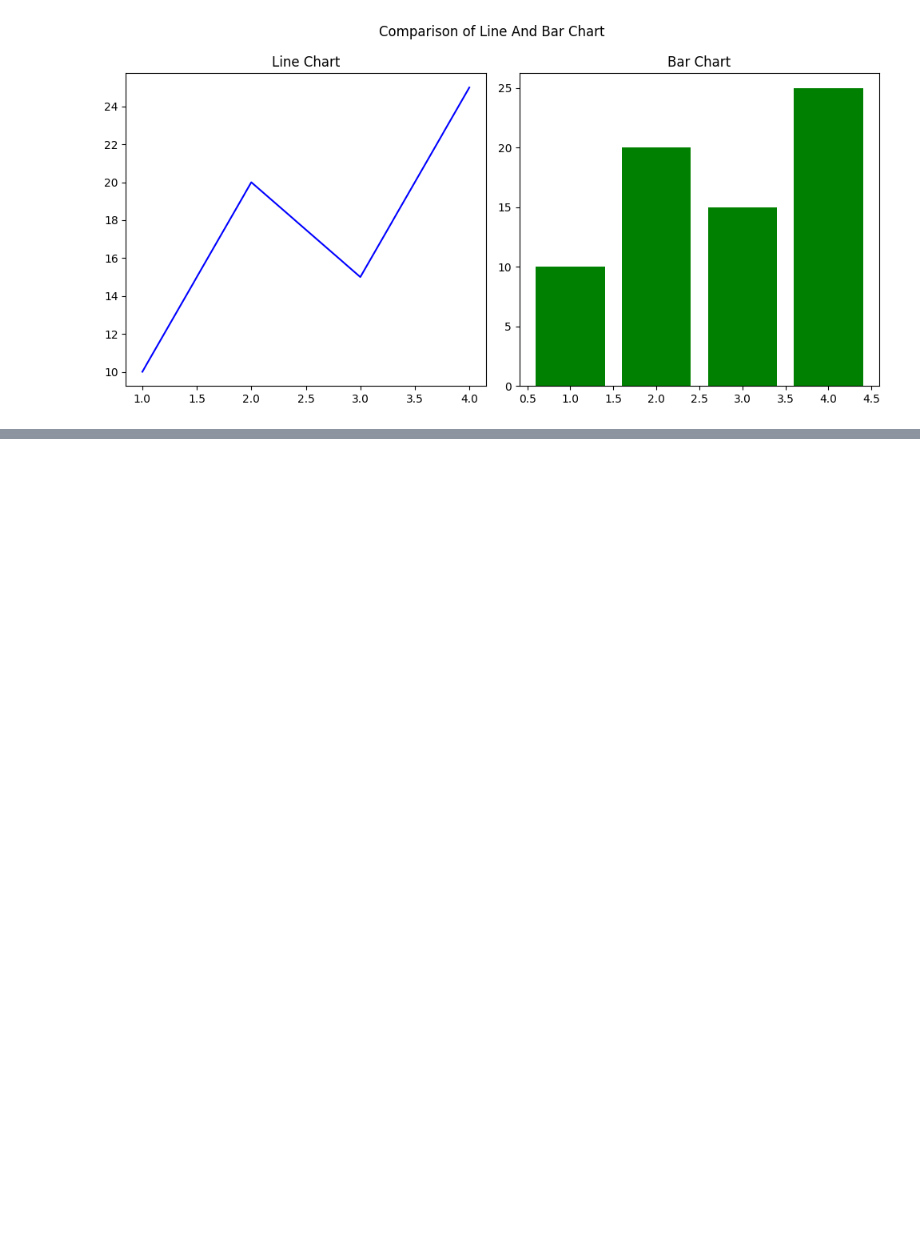
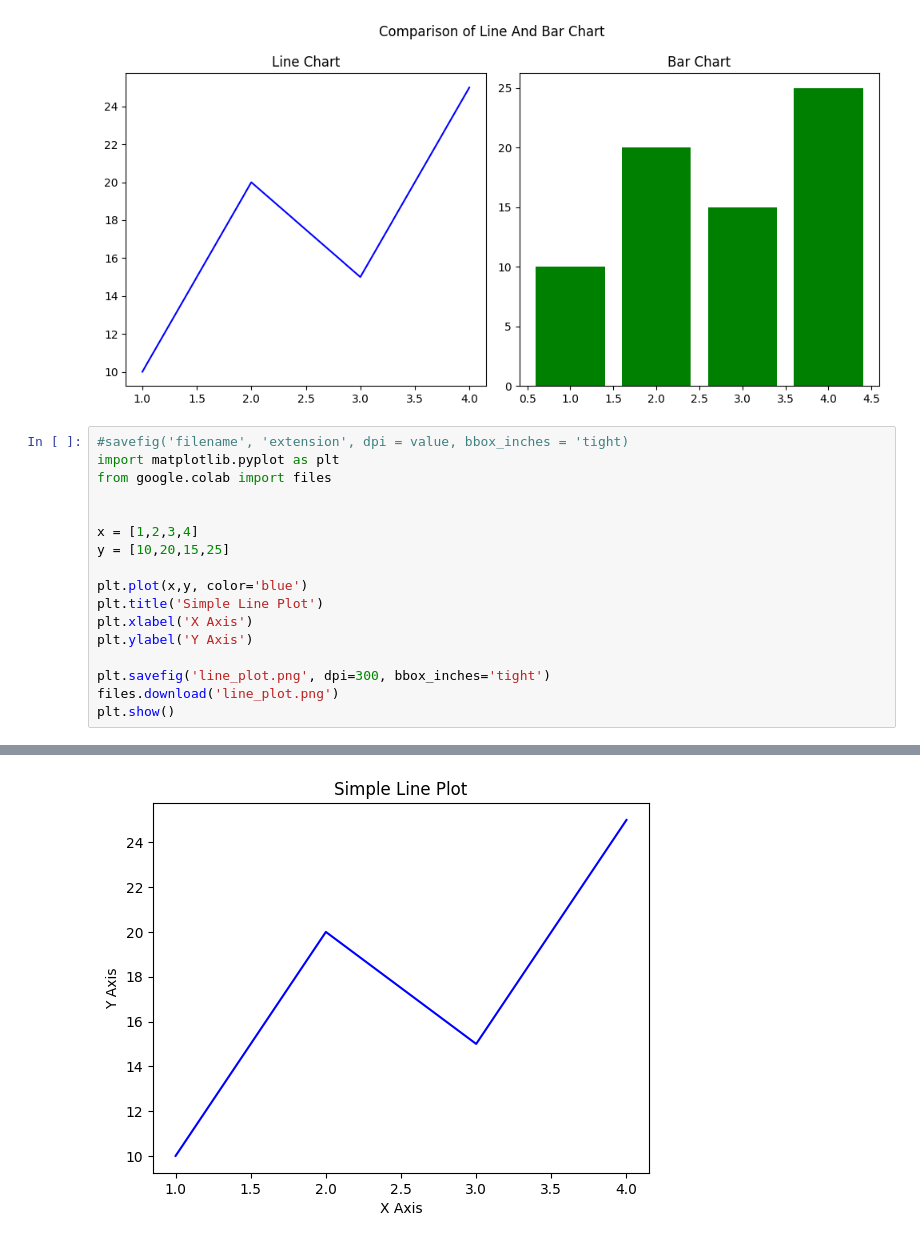
Before and after one commit to Atharva0987/Data-Analyst-1-Project, a Jupyter notebook: chapter_appendix-tools-for-deep-learning/jupyter.ipynb, the cells around one changed output, grey strips where cells are left out. Cells and saved outputs as stored; diff of their text form; blank space fills up the shorter version.

```diff
--- a/chapter_appendix-tools-for-deep-learning/jupyter.ipynb
+++ b/chapter_appendix-tools-for-deep-learning/jupyter.ipynb
@@ -112,3 +112,21 @@ plt.tight_layout()
 plt.show()
 # %% [output]
 [figure]
+# %%
+#savefig('filename', 'extension', dpi = value, bbox_inches = 'tight)
+import matplotlib.pyplot as plt
+from google.colab import files
+
+
+x = [1,2,3,4]
+y = [10,20,15,25]
+
+plt.plot(x,y, color='blue')
+plt.title('Simple Line Plot')
+plt.xlabel('X Axis')
+plt.ylabel('Y Axis')
+
+plt.savefig('line_plot.png', dpi=300, bbox_inches='tight')
+files.download('line_plot.png')
+plt.show()
+# %% [output]
@@ -114,0 +135 @@ plt.show()
+[figure, added]
```
Also changed, not shown: parts of 1 cell of this notebook.
